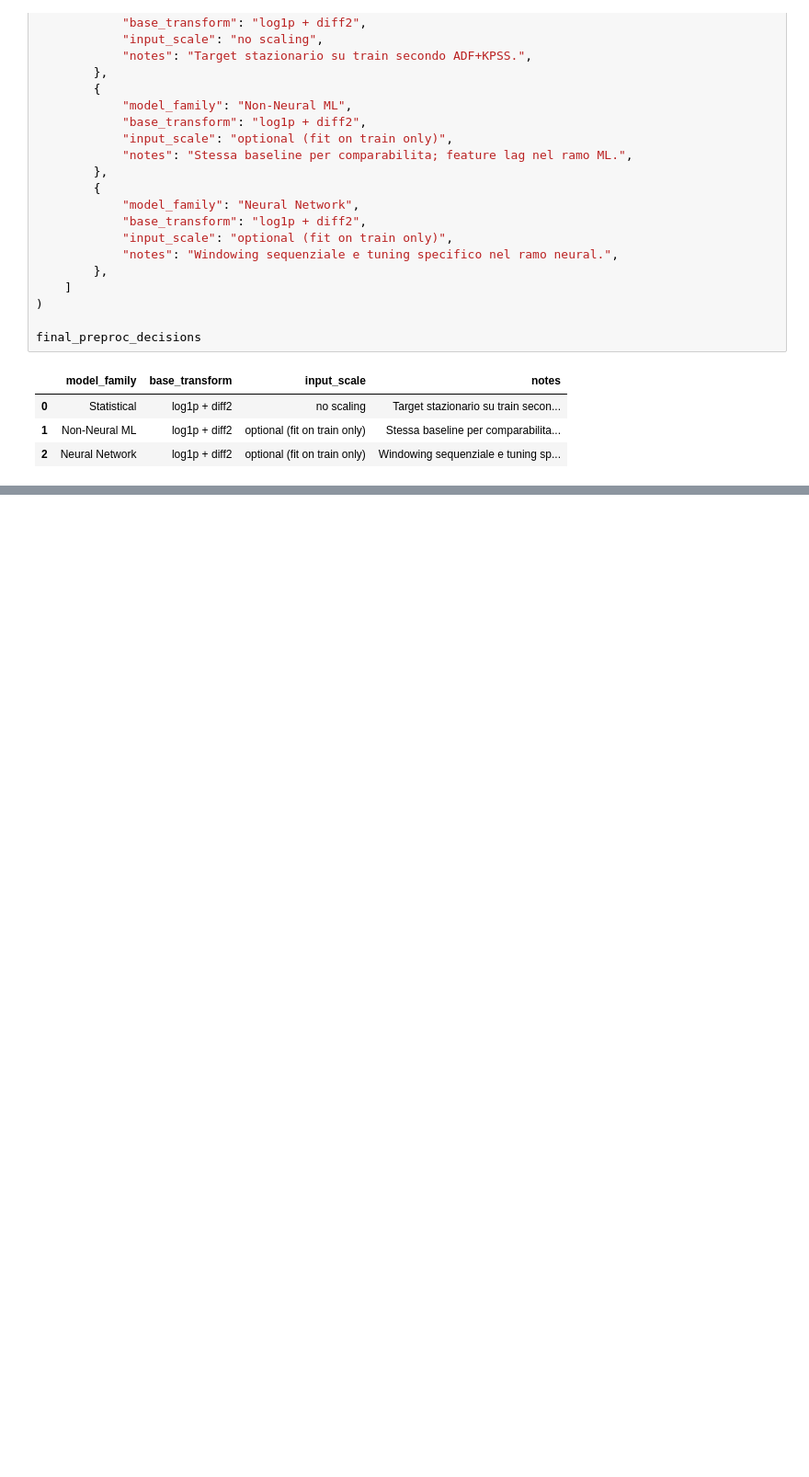
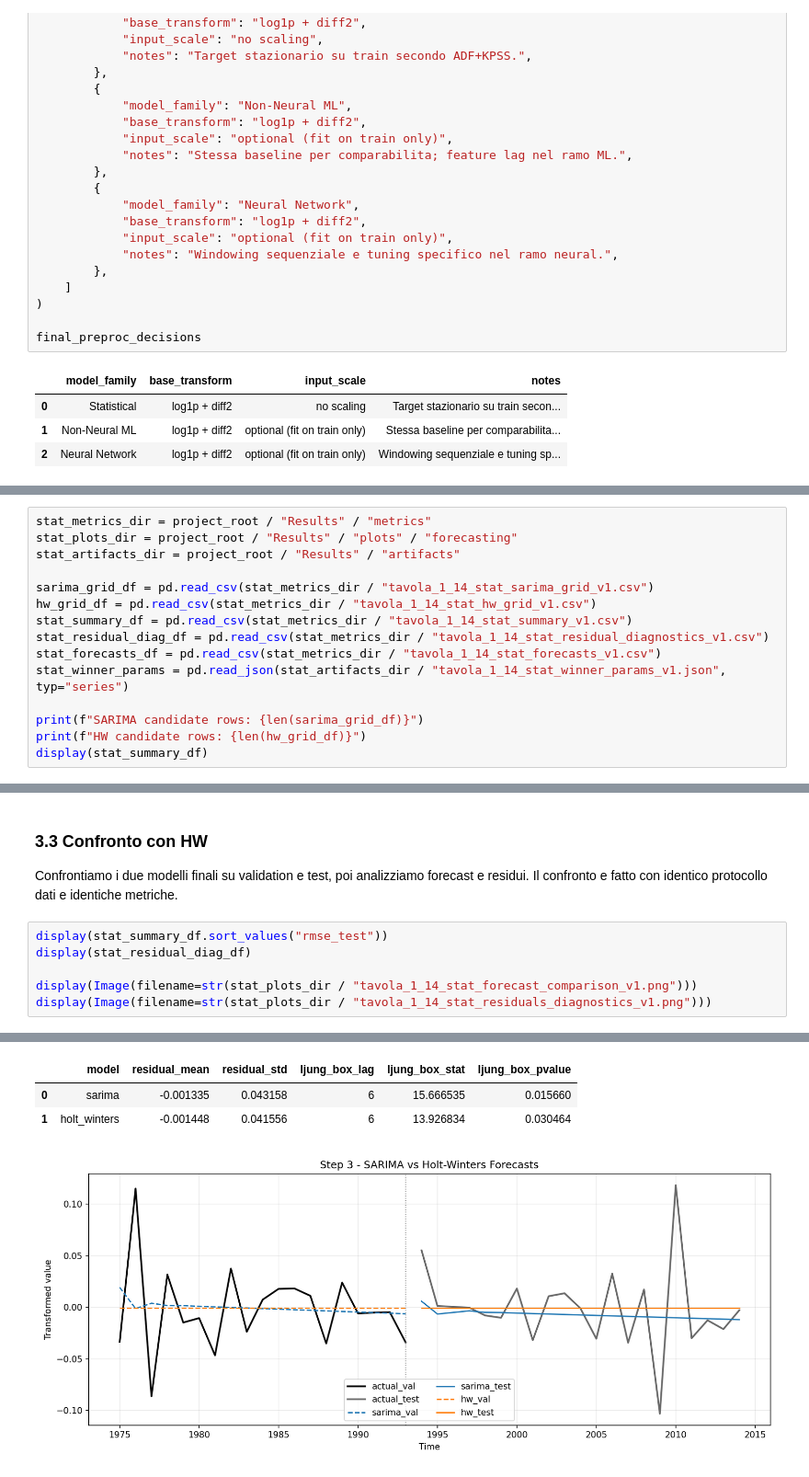
Before and after one commit to 1ngVG-OA/FinalProject, a Jupyter notebook: Tavola_1.14.ipynb, the cells around one changed output, grey strips where cells are left out. Shown at 92% size. Saved outputs shown, nothing was run; the diff lists cells and outputs as text; blank space fills up the shorter version.

Commit message:
ADD: Statistical Model

```diff
--- a/Tavola_1.14.ipynb
+++ b/Tavola_1.14.ipynb
@@ -308,0 +315,15 @@ final_preproc_decisions
+# %%
+stat_metrics_dir = project_root / "Results" / "metrics"
+stat_plots_dir = project_root / "Results" / "plots" / "forecasting"
+stat_artifacts_dir = project_root / "Results" / "artifacts"
+
+sarima_grid_df = pd.read_csv(stat_metrics_dir / "tavola_1_14_stat_sarima_grid_v1.csv")
+hw_grid_df = pd.read_csv(stat_metrics_dir / "tavola_1_14_stat_hw_grid_v1.csv")
+stat_summary_df = pd.read_csv(stat_metrics_dir / "tavola_1_14_stat_summary_v1.csv")
+stat_residual_diag_df = pd.read_csv(stat_metrics_dir / "tavola_1_14_stat_residual_diagnostics_v1.csv")
+stat_forecasts_df = pd.read_csv(stat_metrics_dir / "tavola_1_14_stat_forecasts_v1.csv")
+stat_winner_params = pd.read_json(stat_artifacts_dir / "tavola_1_14_stat_winner_params_v1.json", typ="series")
+
+print(f"SARIMA candidate rows: {len(sarima_grid_df)}")
+print(f"HW candidate rows: {len(hw_grid_df)}")
+display(stat_summary_df)
@@ -308,0 +397,12 @@ final_preproc_decisions
+# %% [markdown]
+### 3.3 Confronto con HW
+
+Confrontiamo i due modelli finali su validation e test, poi analizziamo forecast e residui.
+Il confronto e fatto con identico protocollo dati e identiche metriche.
+# %%
+display(stat_summary_df.sort_values("rmse_test"))
+display(stat_residual_diag_df)
+
+display(Image(filename=str(stat_plots_dir / "tavola_1_14_stat_forecast_comparison_v1.png")))
+display(Image(filename=str(stat_plots_dir / "tavola_1_14_stat_residuals_diagnostics_v1.png")))
+# %% [output]
@@ -308,0 +412,4 @@ final_preproc_decisions
+|  | model | residual_mean | residual_std | ljung_box_lag | ljung_box_stat | ljung_box_pvalue |
+| 0 | sarima | -0.001335 | 0.043158 | 6 | 15.666535 | 0.015660 |
+| 1 | holt_winters | -0.001448 | 0.041556 | 6 | 13.926834 | 0.030464 |
+[figure, added]
```
Also changed, not shown: parts of 10 cells of this notebook, 12 other files.
